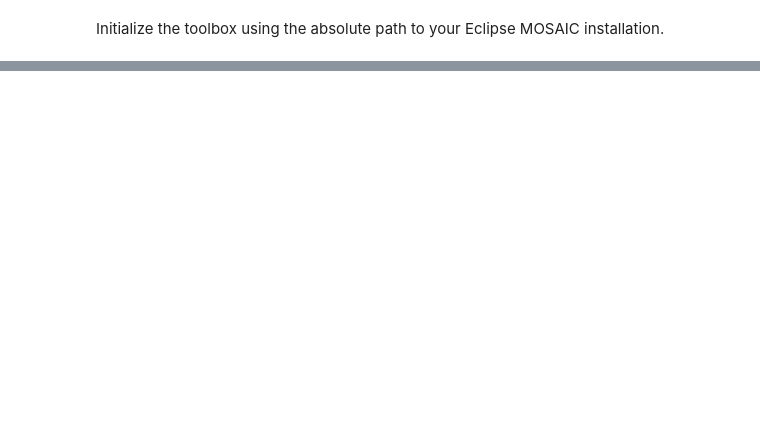
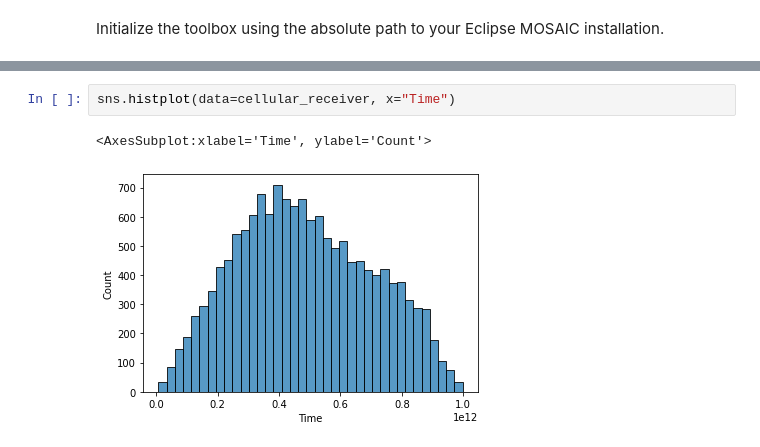
Before and after one commit to ide3a/cid-mobility-workshop, a Jupyter notebook: mosaic.ipynb, the cells around one changed output, grey strips where cells are left out. Saved outputs shown, nothing was run; the diff lists cells and outputs as text; blank space fills up the shorter version.

```diff
--- a/mosaic.ipynb
+++ b/mosaic.ipynb
@@ -88,0 +157,5 @@ mosaic.df_vehicle_registration
+# %%
+sns.histplot(data=cellular_receiver, x="Time")
+# %% [output]
+<AxesSubplot:xlabel='Time', ylabel='Count'>
+[figure, added]
```
Also changed, not shown: parts of 15 cells of this notebook, 1 other file.
